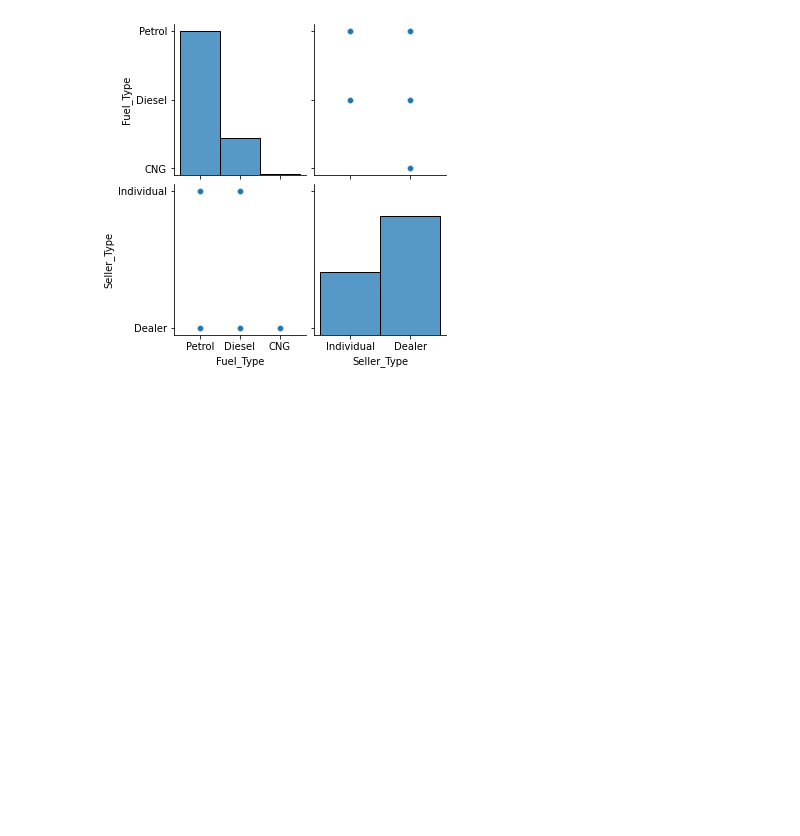
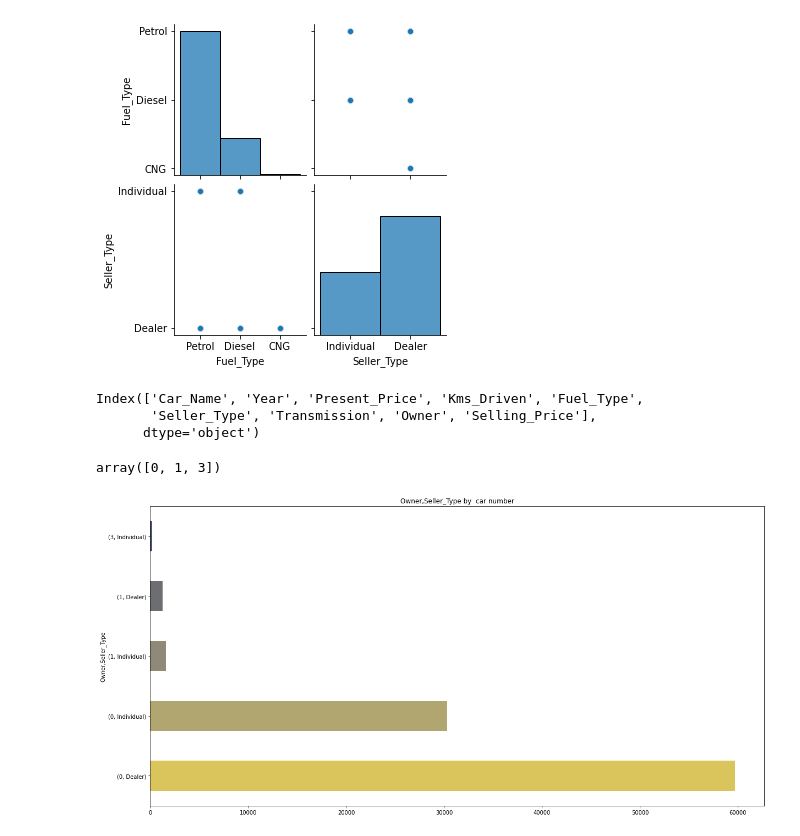
Before and after one commit to aurelienbono/Car_analyse, a Jupyter notebook: main.ipynb, the cells around one changed output. Drawn from its saved outputs; the diff is of its cells as text; code cells hidden in the pictures; blank space fills up the shorter version.

```diff
--- a/main.ipynb
+++ b/main.ipynb
@@ -169,3 +169,19 @@ sns.pairplot(vars = ['Fuel_Type','Seller_Type',],data=df)
 plt.show()
 # %% [output]
 [figure]
+# %%
+df.columns
+# %% [output]
+Index(['Car_Name', 'Year', 'Present_Price', 'Kms_Driven', 'Fuel_Type',
+       'Seller_Type', 'Transmission', 'Owner', 'Selling_Price'],
+      dtype='object')
+# %%
+df['Owner'].unique()
+# %% [output]
+array([0, 1, 3])
+# %%
+df.groupby('Owner')['Seller_Type'].value_counts().plot.barh(color =sns.color_palette("cividis_r"),figsize=(20,10))
+plt.title("Owner,Seller_Type by  car number")
+plt.show()
+# %% [output]
+[figure, added]
```
